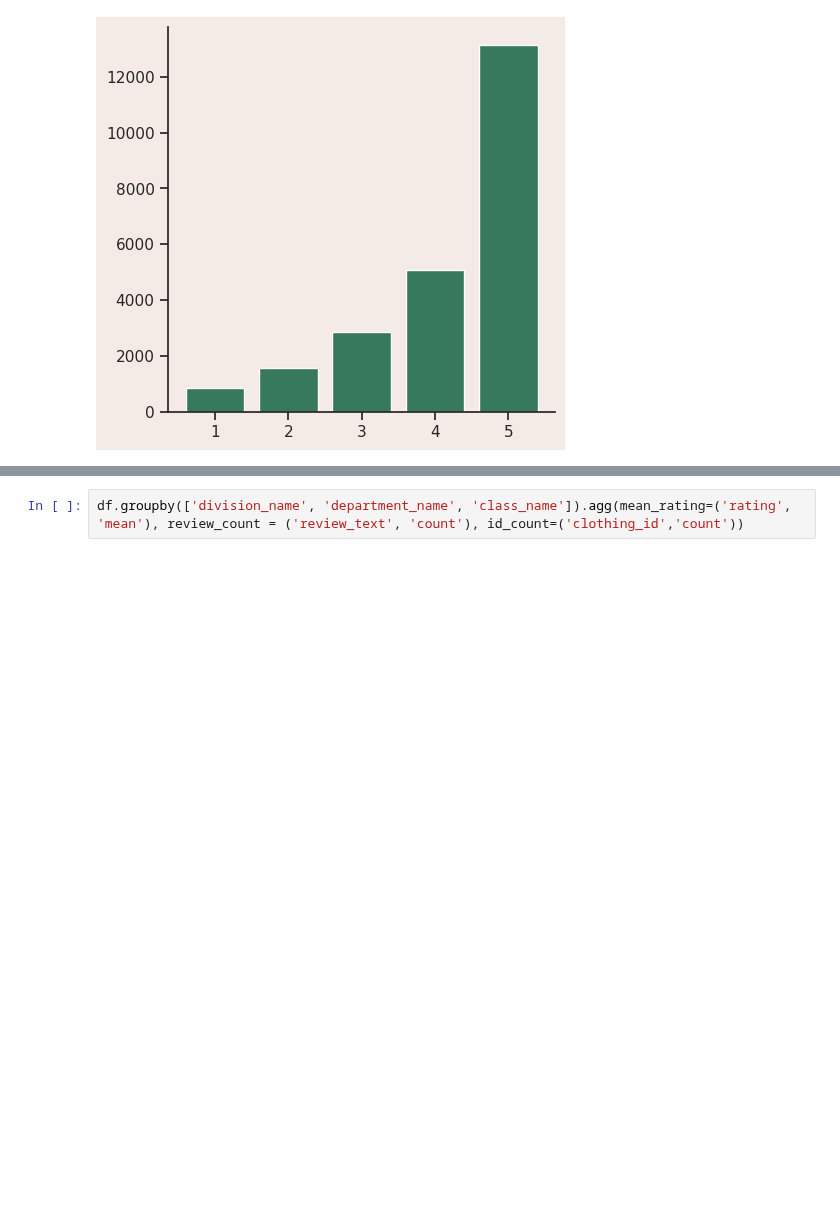
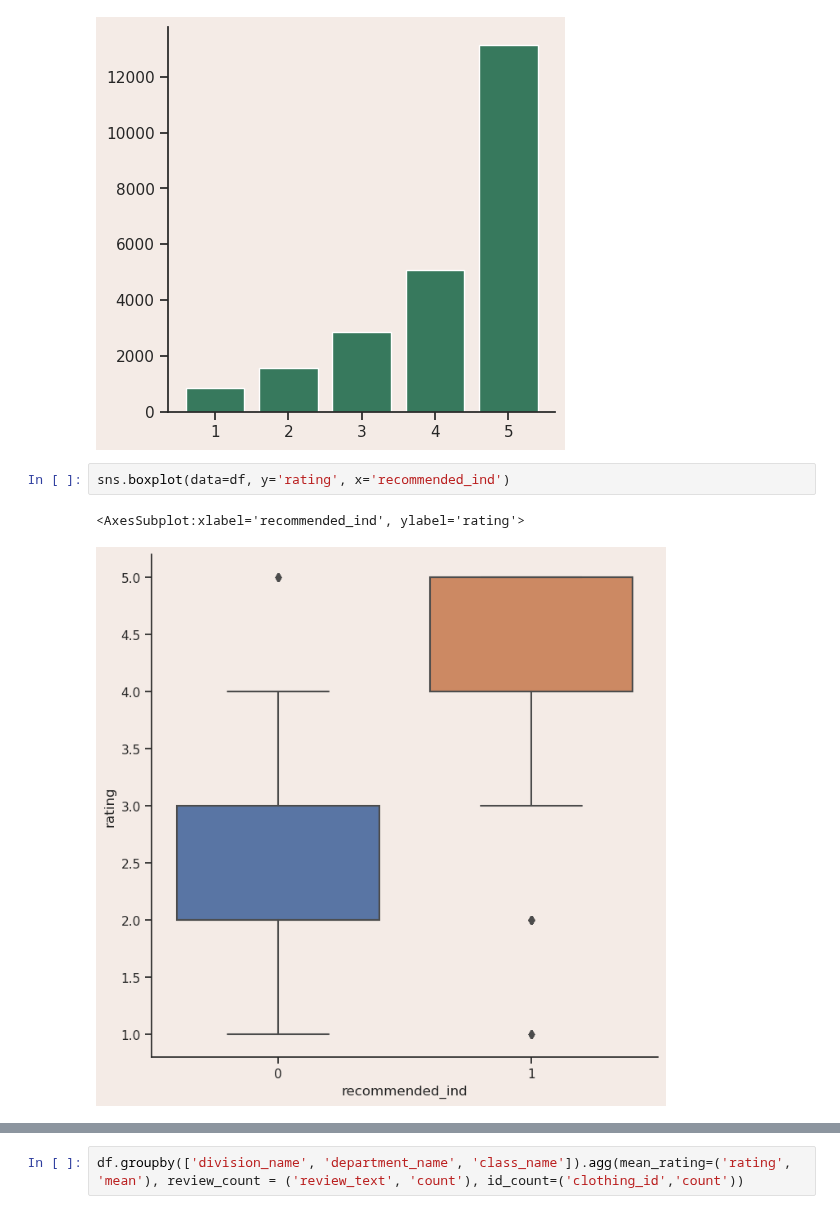
Before and after one commit to massivezzoli/full-stack-ml-metaflow-corise-week-1, a Jupyter notebook: project/template.ipynb, the cells around one changed output, grey strips where cells are left out. Saved outputs shown, nothing was run; the diff lists cells and outputs as text; blank space fills up the shorter version.

```diff
--- a/project/template.ipynb
+++ b/project/template.ipynb
@@ -135,4 +135,9 @@ ax.bar(x=rating_distribution.index, height=rating_distribution.values, color=GRE
 # %% [output]
 <BarContainer object of 5 artists>
 [figure]
+# %%
+sns.boxplot(data=df, y='rating', x='recommended_ind')
+# %% [output]
+<AxesSubplot:xlabel='recommended_ind', ylabel='rating'>
+[figure, added]
 # %%
```
Also changed, not shown: parts of 1 cell of this notebook.
